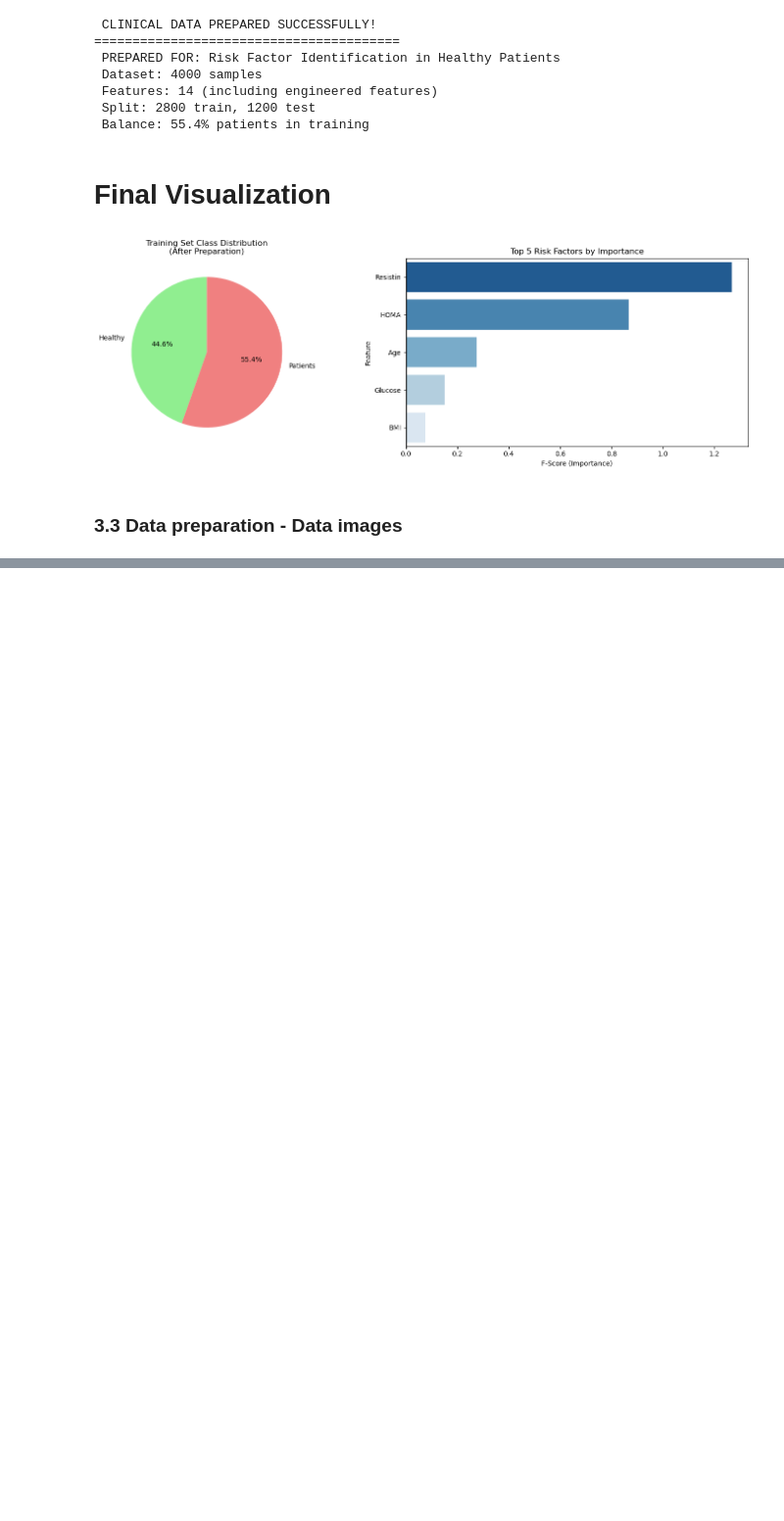
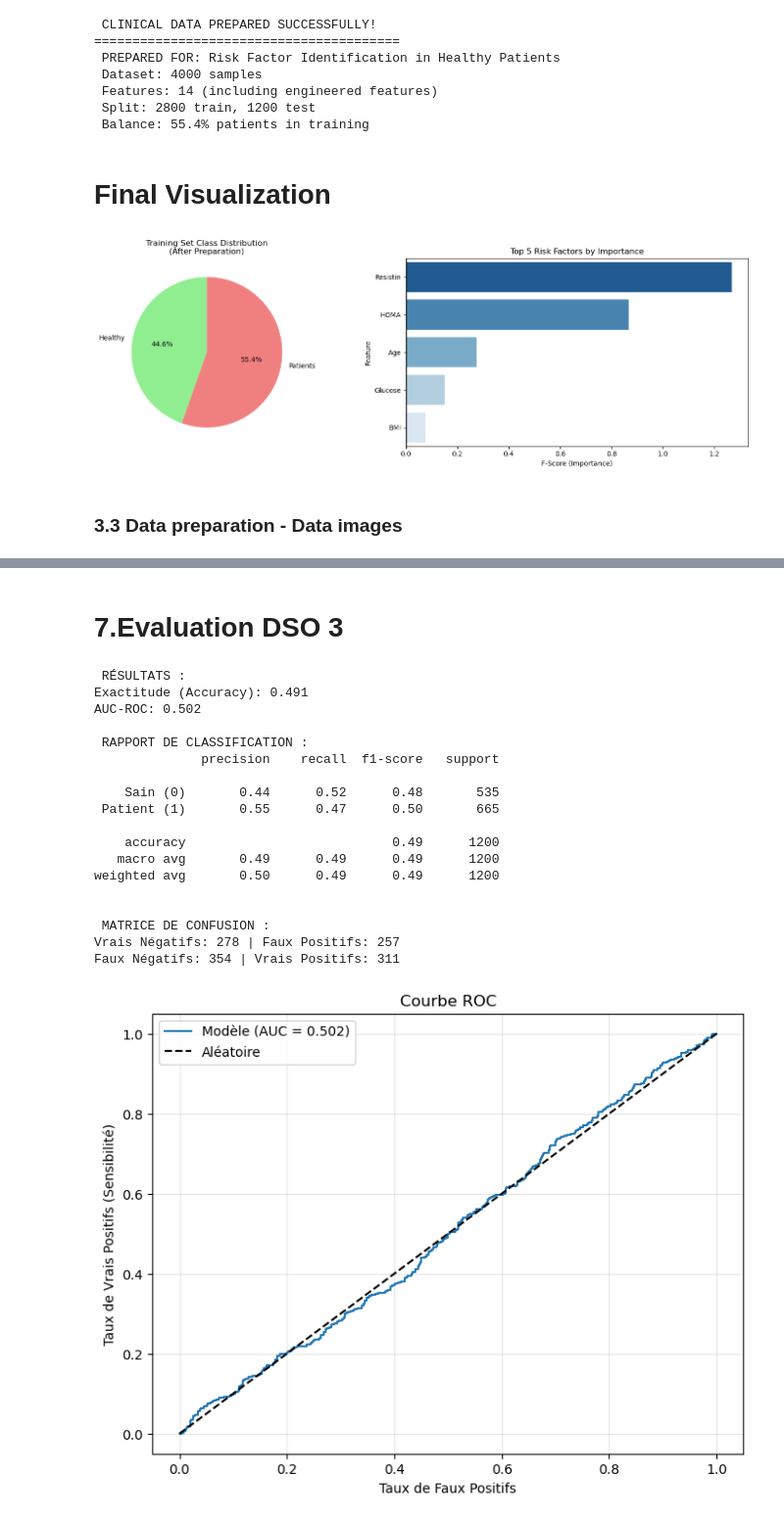
Before and after one commit to RayanAloui/Breast_Cancer_Detection_Project, a Jupyter notebook: Projet final MLA.ipynb, the cells around one changed output, grey strips where cells are left out. Shown at 98% size. Cells and saved outputs as stored; diff of their text form; code cells hidden in the pictures; blank space fills up the shorter version.

```diff
--- a/Projet final MLA.ipynb
+++ b/Projet final MLA.ipynb
@@ -1191,0 +3247,17 @@ test_ds = test_ds.map(load_preprocess).batch(64).prefetch(1)
+# %%
+model_lr = LogisticRegression(
+    class_weight='balanced',  # Gère le déséquilibre des classes
+    penalty='l2',            # Régularisation pour éviter le surapprentissage
+    C=1.0,                   # Force de régularisation
+    max_iter=1000,           # Assure la convergence
+    random_state=42,         # Reproductibilité
+    solver='lbfgs'           #Bon solver pour L2
+)
+
+# 2. ENTRAÎNEMENT
+print("Entraînement du modèle...")
+model_lr.fit(X_train_eng, y_train)
+
+# 3. PRÉDICTIONS
+y_pred_lr = model_lr.predict(X_test_eng)
+y_proba_lr = model_lr.predict_proba(X_test_eng)[:, 1]  # Probabilités pour la classe 1 (patients)
@@ -1191,0 +3308,60 @@ test_ds = test_ds.map(load_preprocess).batch(64).prefetch(1)
+# %% [markdown]
+# 7.Evaluation DSO 3
+# %%
+# Métriques de base
+accuracy = accuracy_score(y_test, y_pred_lr)
+auc = roc_auc_score(y_test, y_proba_lr)
+
+print(f"\n RÉSULTATS :")
+print(f"Exactitude (Accuracy): {accuracy:.3f}")
+print(f"AUC-ROC: {auc:.3f}")
+
+# Rapport détaillé
+print("\n RAPPORT DE CLASSIFICATION :")
+print(classification_report(y_test, y_pred_lr,
+                          target_names=['Sain (0)', 'Patient (1)']))
+
+# 5. MATRICE DE CONFUSION SIMPLE
+from sklearn.metrics import confusion_matrix
+import seaborn as sns
+
+cm = confusion_matrix(y_test, y_pred_lr)
+print("\n MATRICE DE CONFUSION :")
+print(f"Vrais Négatifs: {cm[0,0]} | Faux Positifs: {cm[0,1]}")
+print(f"Faux Négatifs: {cm[1,0]} | Vrais Positifs: {cm[1,1]}")
+
+# 7. COURBE ROC SIMPLE
+from sklearn.metrics import roc_curve
+import matplotlib.pyplot as plt
+
+fpr, tpr, thresholds = roc_curve(y_test, y_proba_lr)
+
+plt.figure(figsize=(8, 6))
+plt.plot(fpr, tpr, label=f'Modèle (AUC = {auc:.3f})')
+plt.plot([0, 1], [0, 1], 'k--', label='Aléatoire')
+plt.xlabel('Taux de Faux Positifs')
+plt.ylabel('Taux de Vrais Positifs (Sensibilité)')
+plt.title('Courbe ROC')
+plt.legend()
+plt.grid(True, alpha=0.3)
+plt.show()
+# %% [output]
+ RÉSULTATS :
+Exactitude (Accuracy): 0.491
+AUC-ROC: 0.502
+
+ RAPPORT DE CLASSIFICATION :
+              precision    recall  f1-score   support
+
+    Sain (0)       0.44      0.52      0.48       535
+ Patient (1)       0.55      0.47      0.50       665
+
+    accuracy                           0.49      1200
+   macro avg       0.49      0.49      0.49      1200
+weighted avg       0.50      0.49      0.49      1200
+
+
+ MATRICE DE CONFUSION :
+Vrais Négatifs: 278 | Faux Positifs: 257
+Faux Négatifs: 354 | Vrais Positifs: 311
+[figure, added]
```
Also changed, not shown: parts of 55 cells of this notebook.
